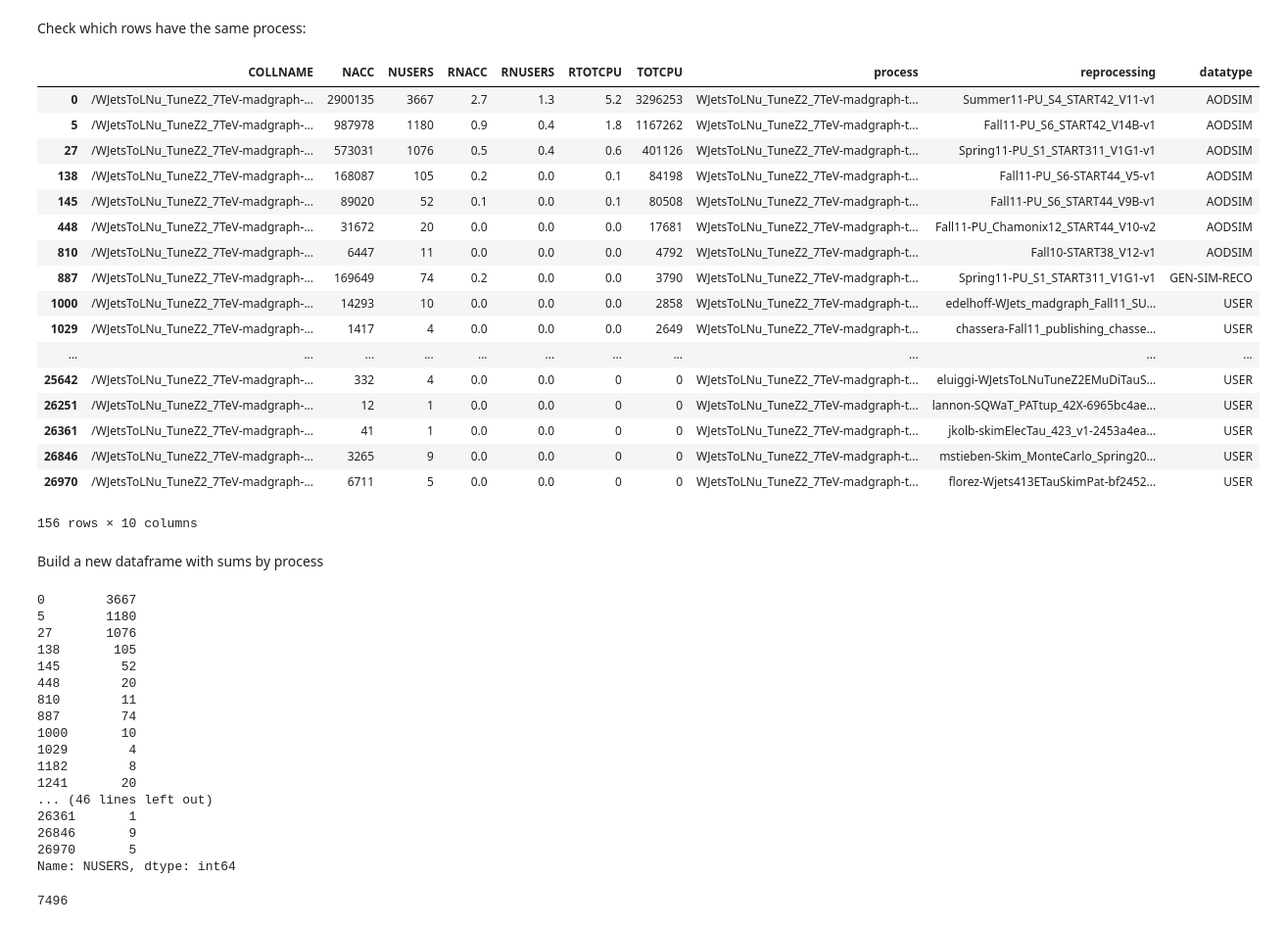
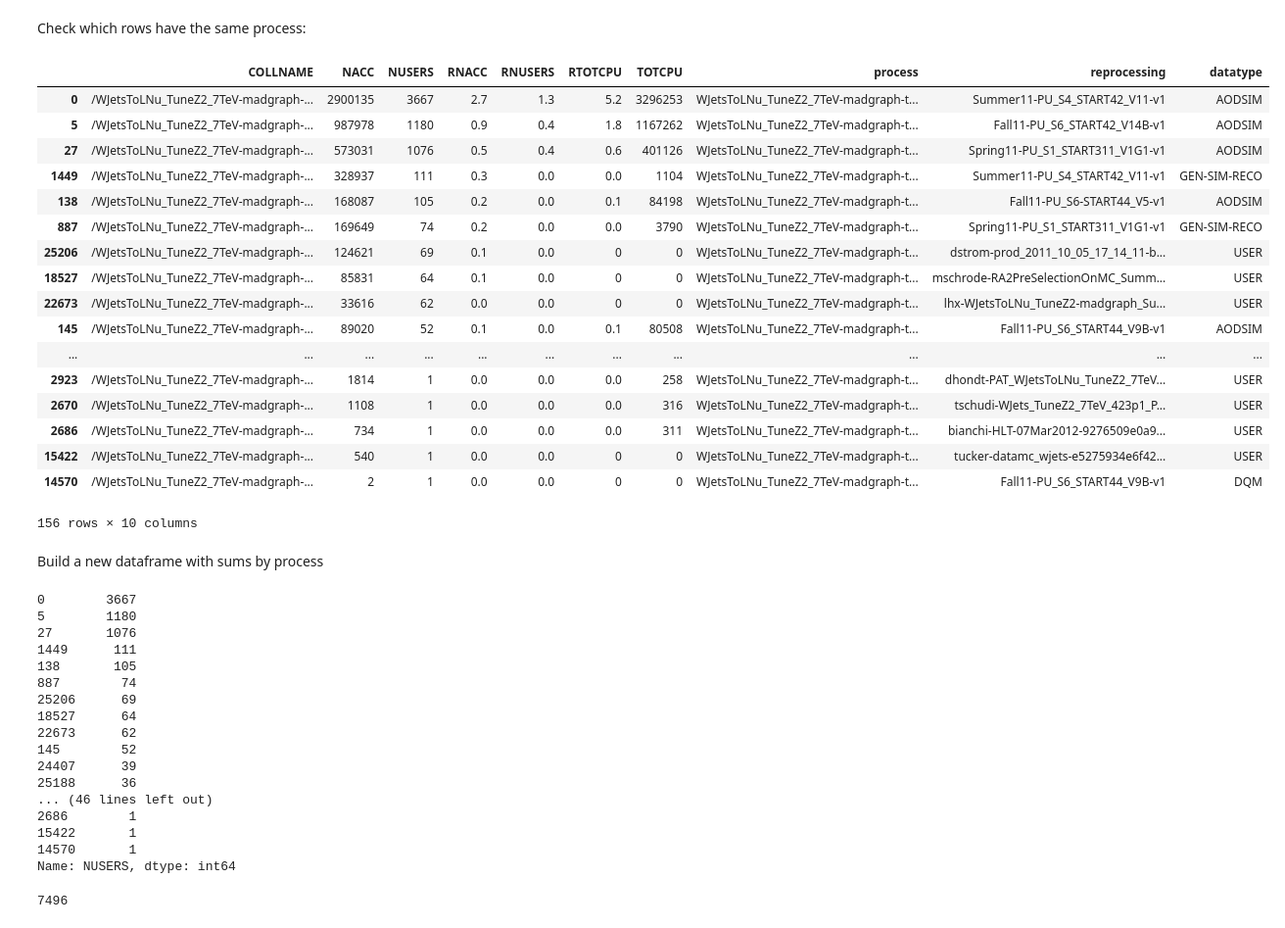
Before and after one commit to katilp/cms-data-popularity, a Jupyter notebook: compare-data-popularity.ipynb, the cells around one changed output. Shown: that part at 98% size. Cells and saved outputs as stored; diff of their text form; code cells hidden in the pictures.

```diff
--- a/compare-data-popularity.ipynb
+++ b/compare-data-popularity.ipynb
@@ -118,4 +118,4 @@ new_df.head()
 # %% [markdown]
 Sort the dataframe for the number of users:
 # %%
-new_df.sort_values('NUSERS',ascending=False)
+new_df = new_df.sort_values('NUSERS',ascending=False)
@@ -255,0 +220,8 @@ new_df.head()
+# %%
+#new_df = new_df[(new_df['datatype'] != 'AOD')]
+#new_df = new_df[(new_df['datatype'] != 'RECO')]
+#new_df = new_df[(new_df['datatype'] != 'RAW')]
+mc_df  = new_df[new_df["process"].str.contains('-|_')==True]
+data_df = new_df[new_df["process"].str.contains('-|_')==False]
+
+mc_df.head(20)
@@ -256,46 +255,46 @@ new_df.head()
 # %% [markdown]
 Check which rows have the same process:
 # %%
-new_df.loc[new_df['process'] == "WJetsToLNu_TuneZ2_7TeV-madgraph-tauola"]
+mc_df.loc[mc_df['process'] == "WJetsToLNu_TuneZ2_7TeV-madgraph-tauola"]
 # %% [output]
 |  | COLLNAME | NACC | NUSERS | RNACC | RNUSERS | RTOTCPU | TOTCPU | process | reprocessing | datatype |
 | 0 | /WJetsToLNu_TuneZ2_7TeV-madgraph-... | 2900135 | 3667 | 2.7 | 1.3 | 5.2 | 3296253 | WJetsToLNu_TuneZ2_7TeV-madgraph-t... | Summer11-PU_S4_START42_V11-v1 | AODSIM |
 | 5 | /WJetsToLNu_TuneZ2_7TeV-madgraph-... | 987978 | 1180 | 0.9 | 0.4 | 1.8 | 1167262 | WJetsToLNu_TuneZ2_7TeV-madgraph-t... | Fall11-PU_S6_START42_V14B-v1 | AODSIM |
 | 27 | /WJetsToLNu_TuneZ2_7TeV-madgraph-... | 573031 | 1076 | 0.5 | 0.4 | 0.6 | 401126 | WJetsToLNu_TuneZ2_7TeV-madgraph-t... | Spring11-PU_S1_START311_V1G1-v1 | AODSIM |
+| 1449 | /WJetsToLNu_TuneZ2_7TeV-madgraph-... | 328937 | 111 | 0.3 | 0.0 | 0.0 | 1104 | WJetsToLNu_TuneZ2_7TeV-madgraph-t... | Summer11-PU_S4_START42_V11-v1 | GEN-SIM-RECO |
 | 138 | /WJetsToLNu_TuneZ2_7TeV-madgraph-... | 168087 | 105 | 0.2 | 0.0 | 0.1 | 84198 | WJetsToLNu_TuneZ2_7TeV-madgraph-t... | Fall11-PU_S6-START44_V5-v1 | AODSIM |
+| 887 | /WJetsToLNu_TuneZ2_7TeV-madgraph-... | 169649 | 74 | 0.2 | 0.0 | 0.0 | 3790 | WJetsToLNu_TuneZ2_7TeV-madgraph-t... | Spring11-PU_S1_START311_V1G1-v1 | GEN-SIM-RECO |
+| 25206 | /WJetsToLNu_TuneZ2_7TeV-madgraph-... | 124621 | 69 | 0.1 | 0.0 | 0 | 0 | WJetsToLNu_TuneZ2_7TeV-madgraph-t... | dstrom-prod_2011_10_05_17_14_11-b... | USER |
+| 18527 | /WJetsToLNu_TuneZ2_7TeV-madgraph-... | 85831 | 64 | 0.1 | 0.0 | 0 | 0 | WJetsToLNu_TuneZ2_7TeV-madgraph-t... | mschrode-RA2PreSelectionOnMC_Summ... | USER |
+| 22673 | /WJetsToLNu_TuneZ2_7TeV-madgraph-... | 33616 | 62 | 0.0 | 0.0 | 0 | 0 | WJetsToLNu_TuneZ2_7TeV-madgraph-t... | lhx-WJetsToLNu_TuneZ2-madgraph_Su... | USER |
 | 145 | /WJetsToLNu_TuneZ2_7TeV-madgraph-... | 89020 | 52 | 0.1 | 0.0 | 0.1 | 80508 | WJetsToLNu_TuneZ2_7TeV-madgraph-t... | Fall11-PU_S6_START44_V9B-v1 | AODSIM |
-| 448 | /WJetsToLNu_TuneZ2_7TeV-madgraph-... | 31672 | 20 | 0.0 | 0.0 | 0.0 | 17681 | WJetsToLNu_TuneZ2_7TeV-madgraph-t... | Fall11-PU_Chamonix12_START44_V10-v2 | AODSIM |
-| 810 | /WJetsToLNu_TuneZ2_7TeV-madgraph-... | 6447 | 11 | 0.0 | 0.0 | 0.0 | 4792 | WJetsToLNu_TuneZ2_7TeV-madgraph-t... | Fall10-START38_V12-v1 | AODSIM |
-| 887 | /WJetsToLNu_TuneZ2_7TeV-madgraph-... | 169649 | 74 | 0.2 | 0.0 | 0.0 | 3790 | WJetsToLNu_TuneZ2_7TeV-madgraph-t... | Spring11-PU_S1_START311_V1G1-v1 | GEN-SIM-RECO |
-| 1000 | /WJetsToLNu_TuneZ2_7TeV-madgraph-... | 14293 | 10 | 0.0 | 0.0 | 0.0 | 2858 | WJetsToLNu_TuneZ2_7TeV-madgraph-t... | edelhoff-WJets_madgraph_Fall11_SU... | USER |
-| 1029 | /WJetsToLNu_TuneZ2_7TeV-madgraph-... | 1417 | 4 | 0.0 | 0.0 | 0.0 | 2649 | WJetsToLNu_TuneZ2_7TeV-madgraph-t... | chassera-Fall11_publishing_chasse... | USER |
 | ... | ... | ... | ... | ... | ... | ... | ... | ... | ... | ... |
-| 25642 | /WJetsToLNu_TuneZ2_7TeV-madgraph-... | 332 | 4 | 0.0 | 0.0 | 0 | 0 | WJetsToLNu_TuneZ2_7TeV-madgraph-t... | eluiggi-WJetsToLNuTuneZ2EMuDiTauS... | USER |
-| 26251 | /WJetsToLNu_TuneZ2_7TeV-madgraph-... | 12 | 1 | 0.0 | 0.0 | 0 | 0 | WJetsToLNu_TuneZ2_7TeV-madgraph-t... | lannon-SQWaT_PATtup_42X-6965bc4ae... | USER |
-| 26361 | /WJetsToLNu_TuneZ2_7TeV-madgraph-... | 41 | 1 | 0.0 | 0.0 | 0 | 0 | WJetsToLNu_TuneZ2_7TeV-madgraph-t... | jkolb-skimElecTau_423_v1-2453a4ea... | USER |
-| 26846 | /WJetsToLNu_TuneZ2_7TeV-madgraph-... | 3265 | 9 | 0.0 | 0.0 | 0 | 0 | WJetsToLNu_TuneZ2_7TeV-madgraph-t... | mstieben-Skim_MonteCarlo_Spring20... | USER |
-| 26970 | /WJetsToLNu_TuneZ2_7TeV-madgraph-... | 6711 | 5 | 0.0 | 0.0 | 0 | 0 | WJetsToLNu_TuneZ2_7TeV-madgraph-t... | florez-Wjets413ETauSkimPat-bf2452... | USER |
+| 2923 | /WJetsToLNu_TuneZ2_7TeV-madgraph-... | 1814 | 1 | 0.0 | 0.0 | 0.0 | 258 | WJetsToLNu_TuneZ2_7TeV-madgraph-t... | dhondt-PAT_WJetsToLNu_TuneZ2_7TeV... | USER |
+| 2670 | /WJetsToLNu_TuneZ2_7TeV-madgraph-... | 1108 | 1 | 0.0 | 0.0 | 0.0 | 316 | WJetsToLNu_TuneZ2_7TeV-madgraph-t... | tschudi-WJets_TuneZ2_7TeV_423p1_P... | USER |
+| 2686 | /WJetsToLNu_TuneZ2_7TeV-madgraph-... | 734 | 1 | 0.0 | 0.0 | 0.0 | 311 | WJetsToLNu_TuneZ2_7TeV-madgraph-t... | bianchi-HLT-07Mar2012-9276509e0a9... | USER |
+| 15422 | /WJetsToLNu_TuneZ2_7TeV-madgraph-... | 540 | 1 | 0.0 | 0.0 | 0 | 0 | WJetsToLNu_TuneZ2_7TeV-madgraph-t... | tucker-datamc_wjets-e5275934e6f42... | USER |
+| 14570 | /WJetsToLNu_TuneZ2_7TeV-madgraph-... | 2 | 1 | 0.0 | 0.0 | 0 | 0 | WJetsToLNu_TuneZ2_7TeV-madgraph-t... | Fall11-PU_S6_START44_V9B-v1 | DQM |
 156 rows × 10 columns
 # %% [markdown]
 Build a new dataframe with sums by process
 # %%
-new_df['NUSERS'].loc[new_df['process'] == "WJetsToLNu_TuneZ2_7TeV-madgraph-tauola"]
+mc_df['NUSERS'].loc[mc_df['process'] == "WJetsToLNu_TuneZ2_7TeV-madgraph-tauola"]
 # %% [output]
 0        3667
 5        1180
 27       1076
+1449      111
 138       105
+887        74
+25206      69
+18527      64
+22673      62
 145        52
-448        20
-810        11
-887        74
-1000       10
-1029        4
-1182        8
-1241       20
+24407      39
+25188      36
 ... (46 lines left out)
-26361       1
-26846       9
-26970       5
+2686        1
+15422       1
+14570       1
 Name: NUSERS, dtype: int64
 # %%
```
Also changed, not shown: parts of 19 cells of this notebook, 1 other file.
